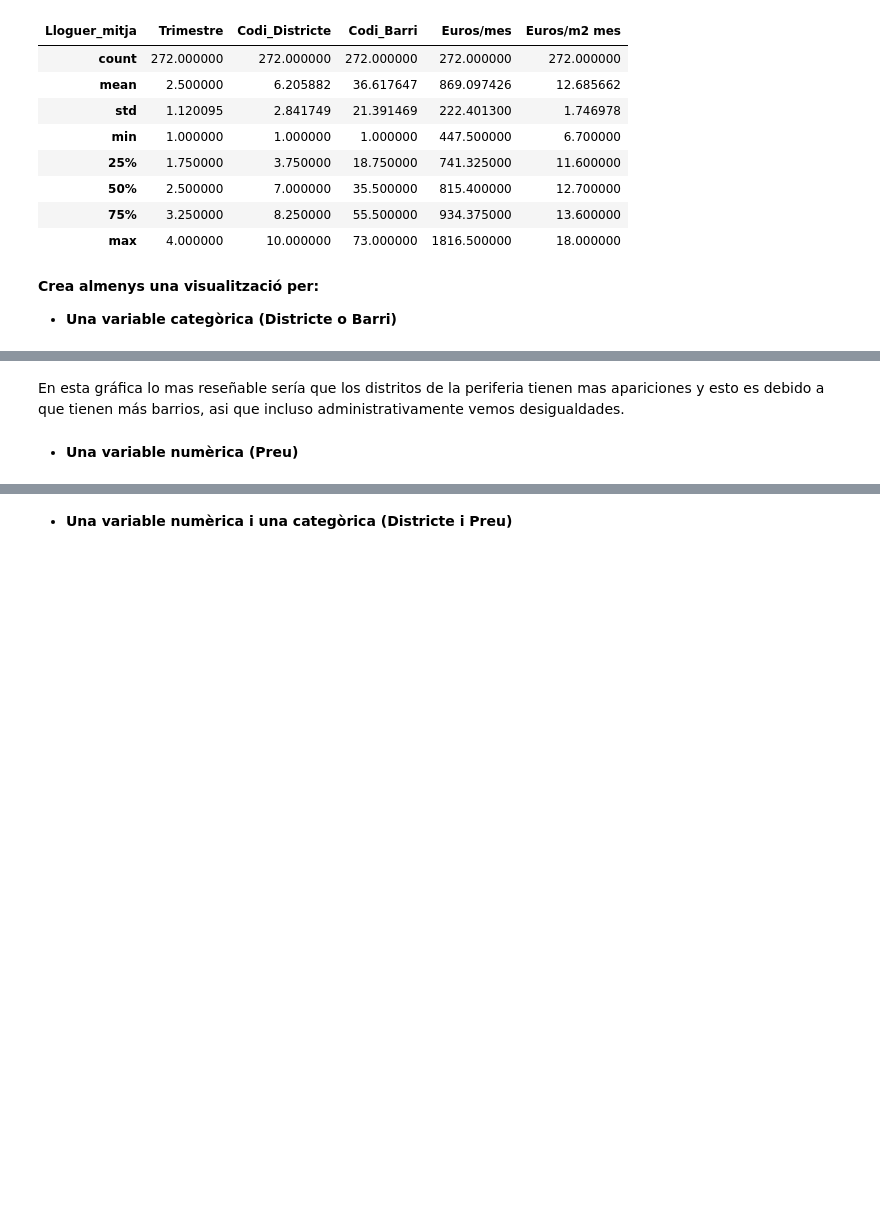
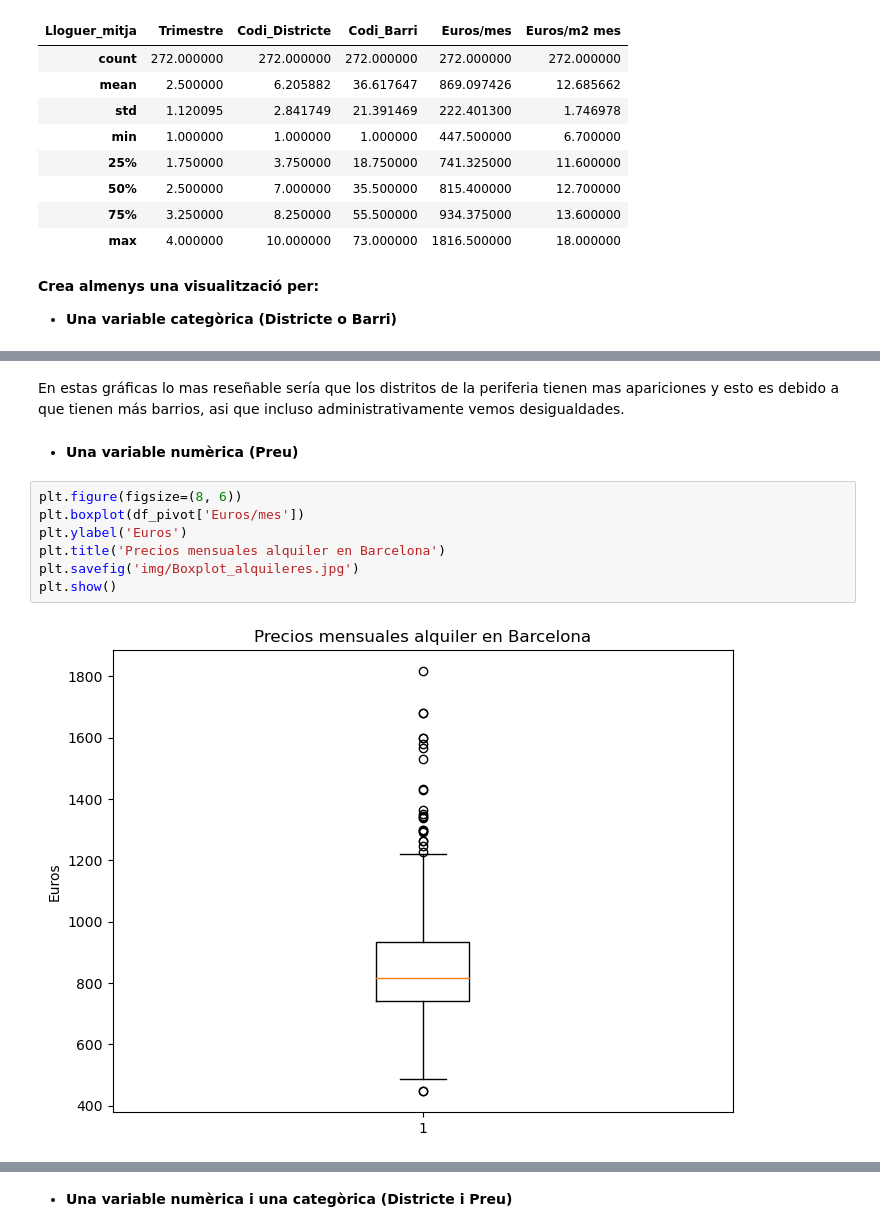
Before and after one commit to dscorbella/visualitzacio_exploratoria, a Jupyter notebook: Sprint 4.1.ipynb, the cells around one changed output, grey strips where cells are left out. Drawn from its saved outputs; the diff is of its cells as text; blank space fills up the shorter version.

Commit message:
Añadidos Boxplot y Pie en el ejercicio 1

```diff
--- a/Sprint 4.1.ipynb
+++ b/Sprint 4.1.ipynb
@@ -167,9 +178,18 @@ plt.show()
 # %% [output]
 [figure]
 # %% [markdown]
-En esta gráfica lo mas reseñable sería que los distritos de la periferia tienen mas apariciones y esto es debido a que tienen más barrios, asi que incluso administrativamente vemos desigualdades.
+En estas gráficas lo mas reseñable sería que los distritos de la periferia tienen mas apariciones y esto es debido a que tienen más barrios, asi que incluso administrativamente vemos desigualdades.
 # %% [markdown]
 - **Una variable numèrica (Preu)**
+# %%
+plt.figure(figsize=(8, 6))
+plt.boxplot(df_pivot['Euros/mes'])
+plt.ylabel('Euros')
+plt.title('Precios mensuales alquiler en Barcelona')
+plt.savefig('img/Boxplot_alquileres.jpg')
+plt.show()
+# %% [output]
+[figure, added]
 # %%
 plt.figure(figsize=(10, 6))
 sns.histplot(data=df_pivot, x='Euros/mes', bins=20, color='blue', kde=True)
```
Also changed, not shown: parts of 10 cells of this notebook.
